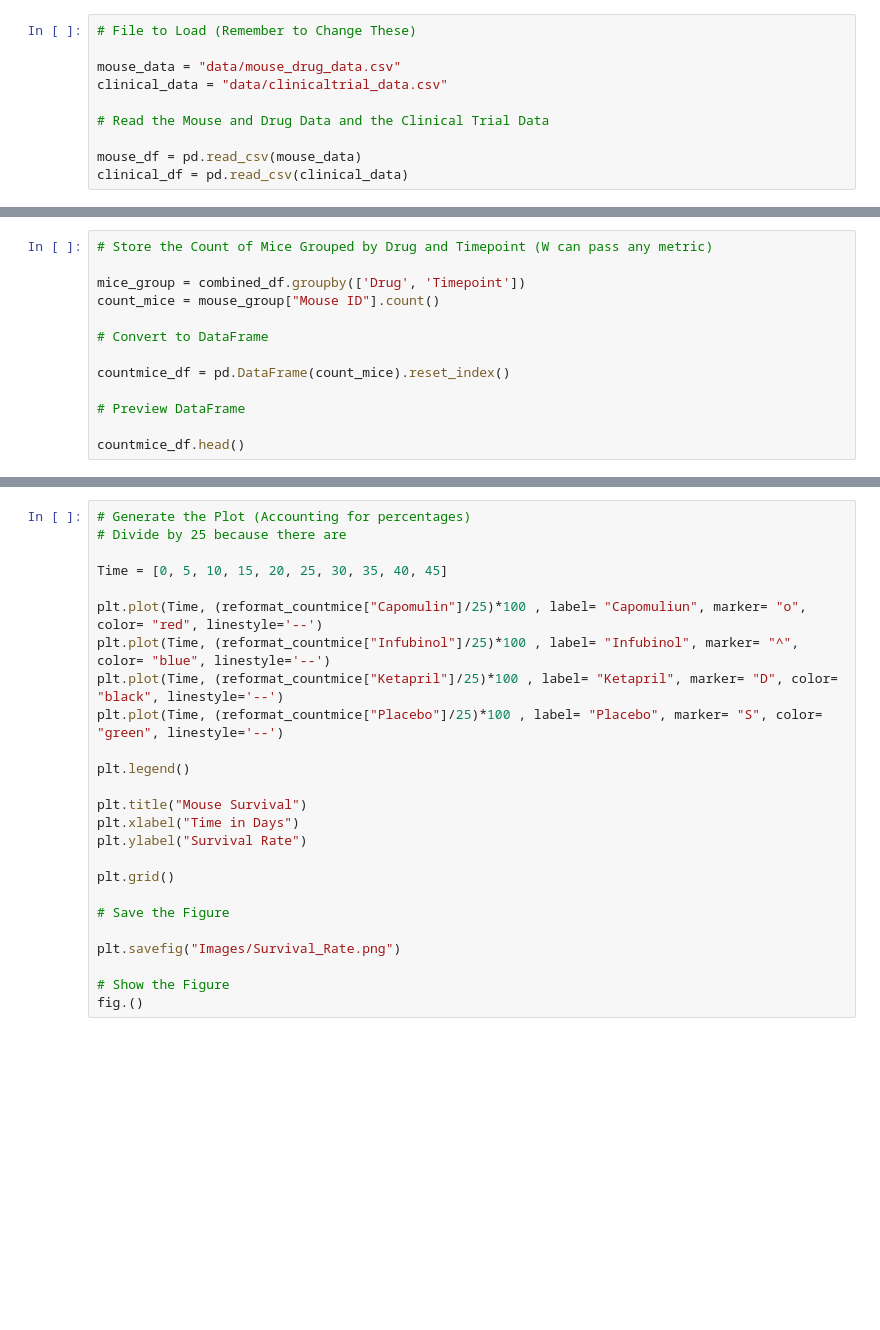
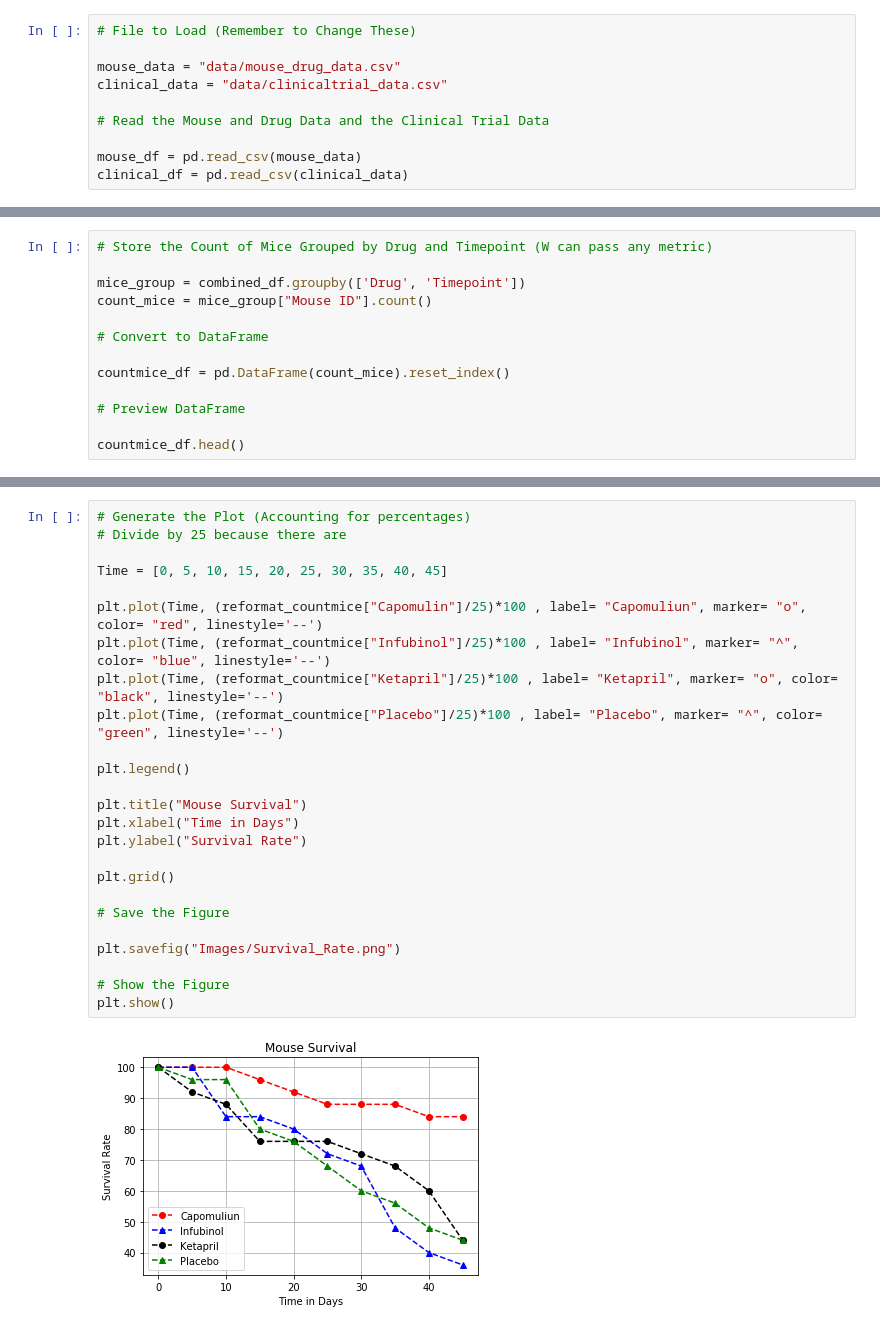
Before and after one commit to anblack14/Homework_Repo, a Jupyter notebook: 05_Matplotlib/Part_2/HW_Pymaceuticals (2).ipynb, the cells around one changed output, grey strips where cells are left out. Drawn from its saved outputs; the diff is of its cells as text; blank space fills up the shorter version.

```diff
--- a/05_Matplotlib/Part_2/HW_Pymaceuticals (2).ipynb
+++ b/05_Matplotlib/Part_2/HW_Pymaceuticals (2).ipynb
@@ -167,7 +222,7 @@ fig.()
 # Store the Count of Mice Grouped by Drug and Timepoint (W can pass any metric)
 
 mice_group = combined_df.groupby(['Drug', 'Timepoint'])
-count_mice = mouse_group["Mouse ID"].count()
+count_mice = mice_group["Mouse ID"].count()
 
 # Convert to DataFrame
 
@@ -187,28 +257,30 @@ reformat_countmice.head()
 # %%
 # Generate the Plot (Accounting for percentages)
 # Divide by 25 because there are
 
 Time = [0, 5, 10, 15, 20, 25, 30, 35, 40, 45]
 
 plt.plot(Time, (reformat_countmice["Capomulin"]/25)*100 , label= "Capomuliun", marker= "o", color= "red", linestyle='--')
 plt.plot(Time, (reformat_countmice["Infubinol"]/25)*100 , label= "Infubinol", marker= "^", color= "blue", linestyle='--')
-plt.plot(Time, (reformat_countmice["Ketapril"]/25)*100 , label= "Ketapril", marker= "D", color= "black", linestyle='--')
-plt.plot(Time, (reformat_countmice["Placebo"]/25)*100 , label= "Placebo", marker= "S", color= "green", linestyle='--')
+plt.plot(Time, (reformat_countmice["Ketapril"]/25)*100 , label= "Ketapril", marker= "o", color= "black", linestyle='--')
+plt.plot(Time, (reformat_countmice["Placebo"]/25)*100 , label= "Placebo", marker= "^", color= "green", linestyle='--')
 
 plt.legend()
 
 plt.title("Mouse Survival")
 plt.xlabel("Time in Days")
 plt.ylabel("Survival Rate")
 
 plt.grid()
 
 # Save the Figure
 
 plt.savefig("Images/Survival_Rate.png")
 
 # Show the Figure
-fig.()
+plt.show()
+# %% [output]
+[figure, added]
 # %%
 # Calculate the percent changes for each drug
 
```
Also changed, not shown: parts of 16 cells of this notebook.
